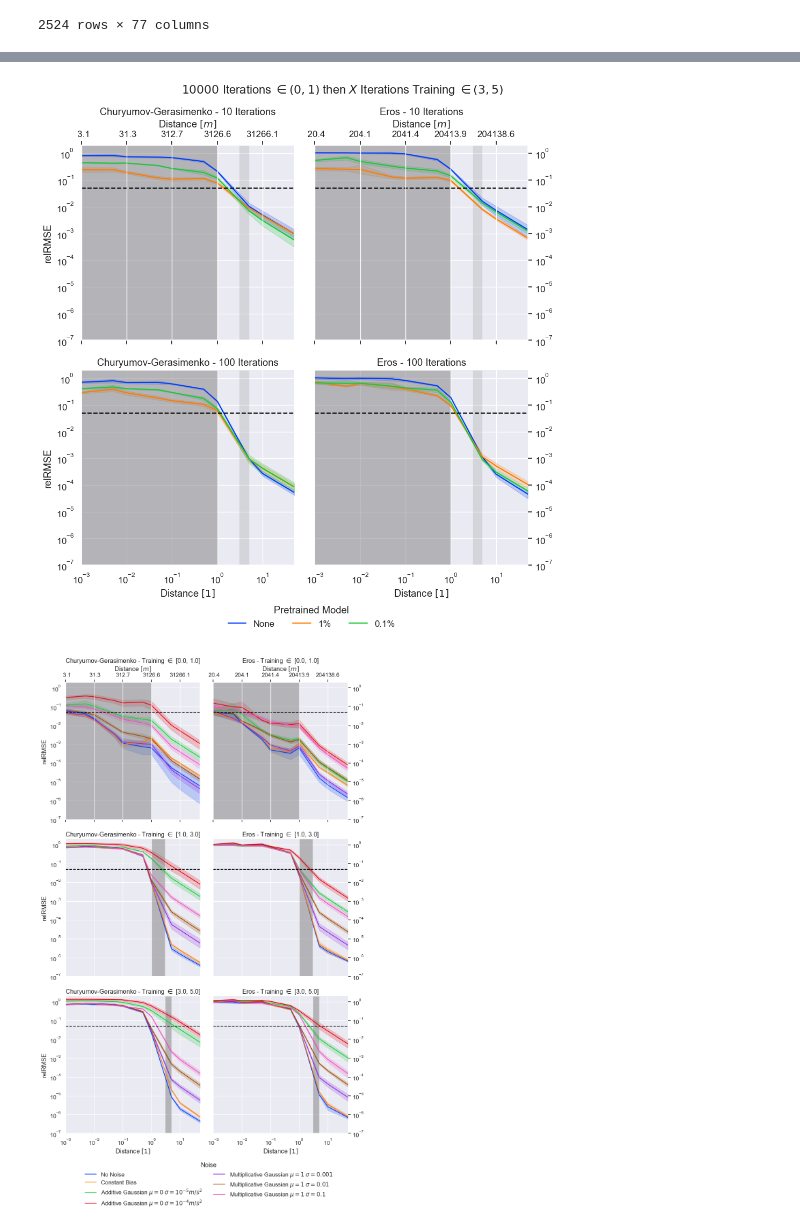
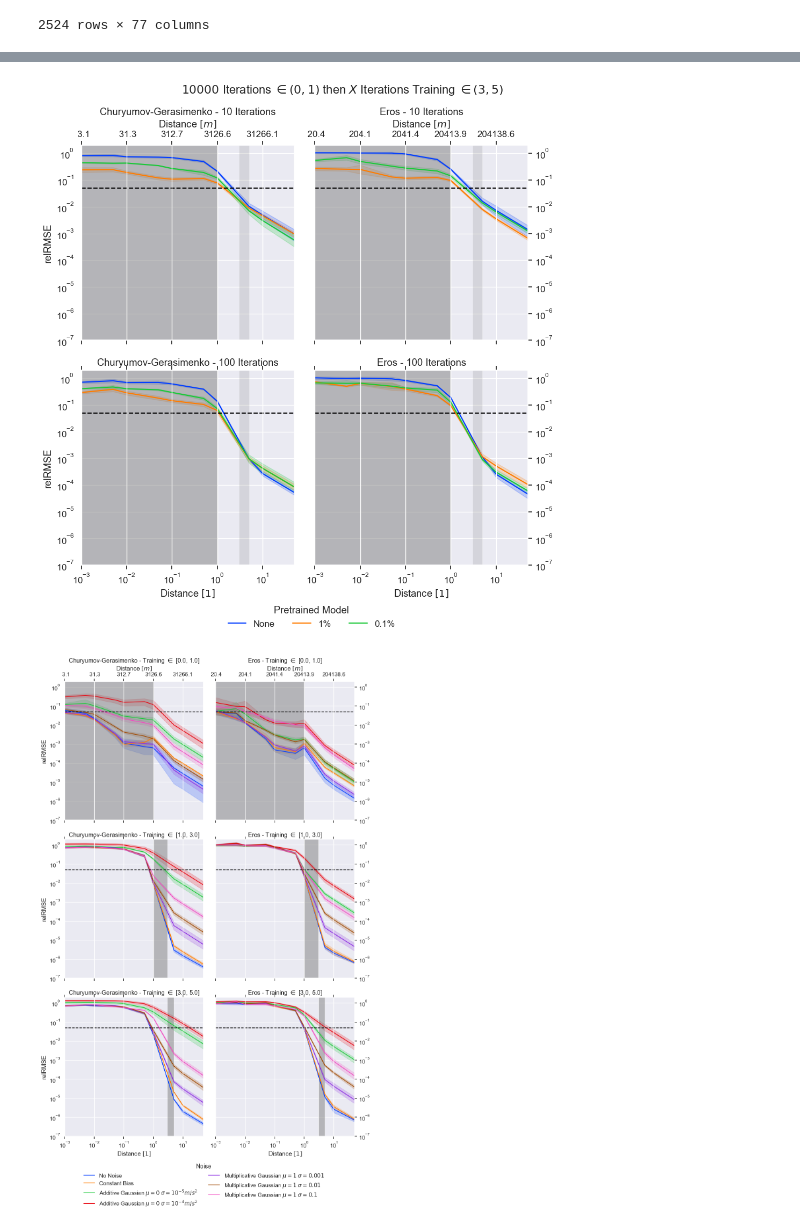
Before and after one commit to gomezzz/geodesyNets, a Jupyter notebook: P3 - Plotting Both.ipynb, the cells around one changed output, grey strips where cells are left out. Saved outputs shown, nothing was run; the diff lists cells and outputs as text; code cells hidden in the pictures.

```diff
--- a/P3 - Plotting Both.ipynb
+++ b/P3 - Plotting Both.ipynb
@@ -249,6 +249,13 @@ ax2.minorticks_off()
 g.axes[0,0].minorticks_off()
 g.axes[1,0].set_xlabel("Distance $[1]$")
 
+ax2 = g.axes[1,0].twiny()
+ax2.set_xlim((0.001, 50.0))
+ax2.set_xscale('log')
+ax2.set_xticks(ALTITUDES_np)
+ax2.set_xticklabels([])
+ax2.minorticks_off()
+
 ax2 = g.axes[0,1].twiny()
 ax2.set_xlim((0.001, 50.0))
 ax2.set_xscale('log')
@@ -261,11 +268,18 @@ ax2.minorticks_off()
 g.axes[0,1].minorticks_off()
 g.axes[1,1].set_xlabel("Distance $[1]$")
 
+ax2 = g.axes[1,1].twiny()
+ax2.set_xlim((0.001, 50.0))
+ax2.set_xscale('log')
+ax2.set_xticks(ALTITUDES_np)
+ax2.set_xticklabels([])
+ax2.minorticks_off()
+
 g.tight_layout()
 save_path = os.path.join(output_directory, f"{sample}_{error_of_interest}_pretrain_iterations.png")
 g.savefig(save_path, dpi=300)
 # %% [output]
-[figure, old version]
+[figure, new version]
 # %%
 df = df_copy.copy()
 ALTITUDES = ast.literal_eval(df.at[0, "validation_sampling_altitudes"])
@@ -302,6 +316,7 @@ g.set(
 )
 
 g.set_titles("{col_name} - Training $\in$ {row_name}")
+g.figure.subplots_adjust(hspace=1.0)
 
 g.map(plt.axhline, y=0.05, ls='--', c='black', label="5%")
 
@@ -319,32 +334,60 @@ for ax in g.axes[:,1]:
     ax.tick_params(right=True, labelright=True, labelrotation=0)
 
 
 ax2 = g.axes[0,0].twiny()
 ax2.set_xlim((0.001, 50.0))
 ax2.set_xscale('log')
 ax2.set_xticks(ALTITUDES_np)
 ax2.set_xticklabels(ALTITUDES_metric_cg)
 ax2.tick_params(top=True, labeltop=True, labelrotation=0)
 ax2.xaxis.set_label_position('top')
 ax2.set_xlabel("Distance $[m]$")
 ax2.minorticks_off()
 g.axes[0,0].minorticks_off()
 g.axes[2,0].set_xlabel("Distance $[1]$")
 
+ax2 = g.axes[1,0].twiny()
+ax2.set_xlim((0.001, 50.0))
+ax2.set_xscale('log')
+ax2.set_xticks(ALTITUDES_np)
+ax2.set_xticklabels([])
+ax2.minorticks_off()
+
+ax2 = g.axes[2,0].twiny()
+ax2.set_xlim((0.001, 50.0))
+ax2.set_xscale('log')
+ax2.set_xticks(ALTITUDES_np)
+ax2.set_xticklabels([])
+ax2.minorticks_off()
+
 ax2 = g.axes[0,1].twiny()
 ax2.set_xlim((0.001, 50.0))
 ax2.set_xscale('log')
 ax2.set_xticks(ALTITUDES_np)
 ax2.set_xticklabels(ALTITUDES_metric_er)
 ax2.tick_params(top=True, labeltop=True, labelrotation=0)
 ax2.xaxis.set_label_position('top')
 ax2.set_xlabel("Distance $[m]$")
 ax2.minorticks_off()
 g.axes[0,1].minorticks_off()
 g.axes[2,1].set_xlabel("Distance $[1]$")
 
-g.tight_layout()
+ax2 = g.axes[1,1].twiny()
+ax2.set_xlim((0.001, 50.0))
+ax2.set_xscale('log')
+ax2.set_xticks(ALTITUDES_np)
+ax2.set_xticklabels([])
+ax2.minorticks_off()
+
+ax2 = g.axes[2,1].twiny()
+ax2.set_xlim((0.001, 50.0))
+ax2.set_xscale('log')
+ax2.set_xticks(ALTITUDES_np)
+ax2.set_xticklabels([])
+ax2.minorticks_off()
+
+#g.tight_layout()
 save_path = os.path.join(output_directory, f"{sample}_{error_of_interest}_noise.png")
 g.savefig(save_path, dpi=300)
 # %% [output]
-[figure, old version]
+[figure, new version]
```
Also changed, not shown: parts of 4 cells of this notebook.
